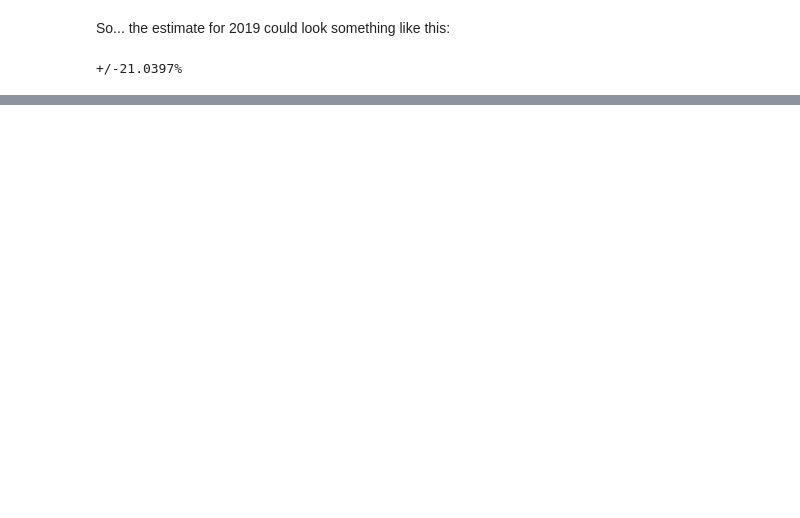
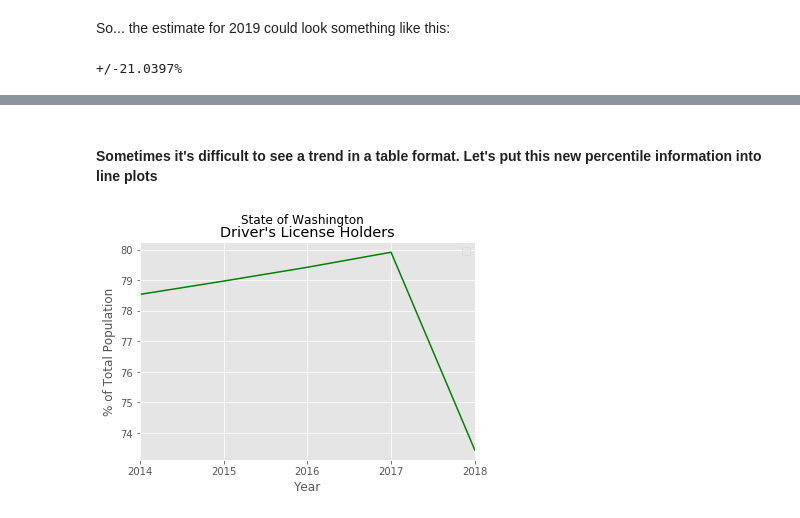
Before and after one commit to skipper0802arty/rootedinrights, a Jupyter notebook: Answering_Questions.ipynb, the cells around one changed output, grey strips where cells are left out. Cells and saved outputs as stored; diff of their text form; code cells hidden in the pictures; blank space fills up the shorter version.

Commit message:
Added card holder percentile graphs

```diff
--- a/Answering_Questions.ipynb
+++ b/Answering_Questions.ipynb
@@ -326,0 +343,21 @@ Data source:
+# %%
+for i in range(len(df_snapshot)):
+    for i2 in range(len(df_agg)):
+        # match the year
+        if df_agg['Year'][i2] == df_snapshot['Year_snapshot'][i]:
+            # the Year matches, save the 'PopulationTotal' row value to the snapshot table
+            df_snapshot.at[i, 'PopulationTotal'] = df_agg['PopulationTotal'][i2]
+            # now fill the respective values to the percentile columns
+            df_snapshot.at[i, 'DL_%'] = "{:.3f}".format((df_snapshot['DriverLicenseDL'][i] / df_snapshot['PopulationTotal'][i]) * 100)
+            df_snapshot.at[i, 'ID_%'] = "{:.3f}".format((df_snapshot['IdentificationCardID'][i] / df_snapshot['PopulationTotal'][i]) * 100)
+            df_snapshot.at[i, 'Permit_%'] = "{:.3f}".format((df_snapshot['InstructionPermit'][i] / df_snapshot['PopulationTotal'][i]) * 100)
+
+# Typecast some of the features
+df_snapshot['Year_snapshot'] = df_snapshot['Year_snapshot'].astype('int32')
+df_snapshot['PopulationTotal'] = df_snapshot['PopulationTotal'].astype('int64')
+df_snapshot['DL_%'] = df_snapshot['DL_%'].astype('float')
+df_snapshot['ID_%'] = df_snapshot['ID_%'].astype('float')
+df_snapshot['Permit_%'] = df_snapshot['Permit_%'].astype('float')
+
+# check the table
+df_snapshot
@@ -326,0 +371,27 @@ Data source:
+# %% [markdown]
+#### Sometimes it's difficult to see a trend in a table format. Let's put this new percentile information into line plots
+# %%
+# Set the table index to the 'Year_snapshot' feature
+df_snapshot.set_index('Year_snapshot', inplace=True)
+
+# Drop the features we don't need for the graph
+df_snapshot.drop(['DriverLicenseDL','IdentificationCardID','InstructionPermit','PopulationTotal'], axis=1, inplace=True)
+
+# Check the table
+# df_snapshot
+# %%
+# Plot the line for the driver's license holders
+df_snapshot[['DL_%']].plot(c='green')
+
+# Set some items
+plt.title("Driver's License Holders")
+plt.suptitle('State of Washington')
+plt.xlabel('Year')
+plt.ylabel('% of Total Population')
+plt.xticks([2014,2015,2016,2017,2018])
+plt.legend([])    # loc='lower left'
+
+# Show the plot
+plt.show()
+# %% [output]
+[figure, added]
```
Also changed, not shown: parts of 10 cells of this notebook.
